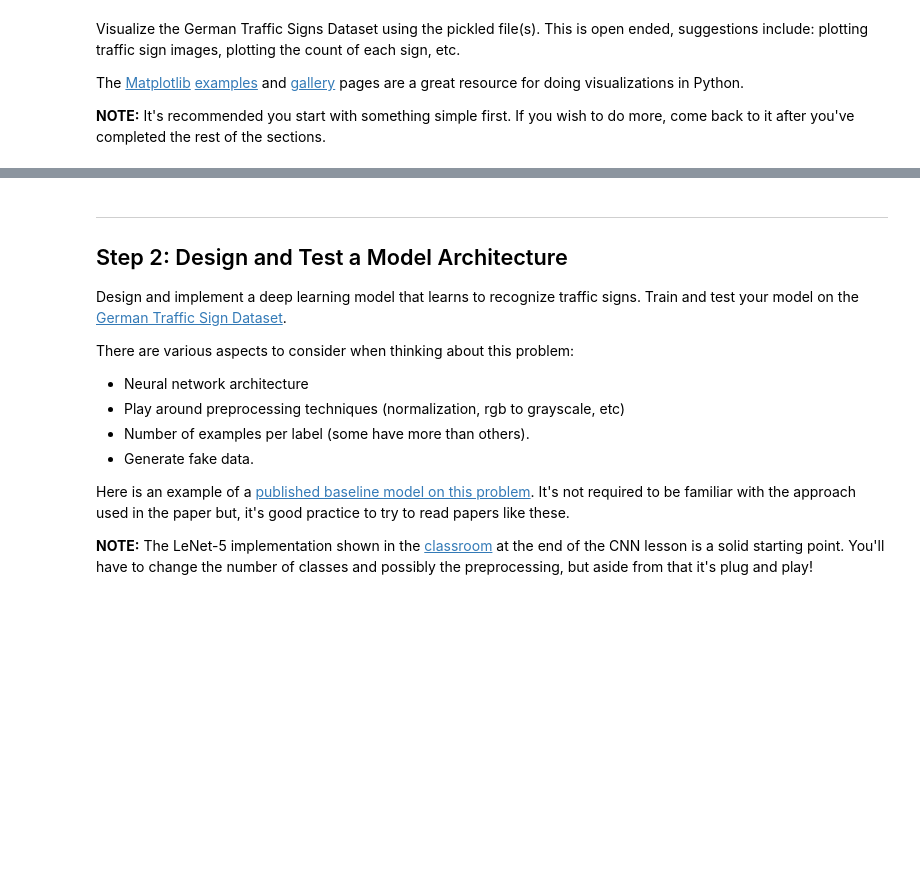
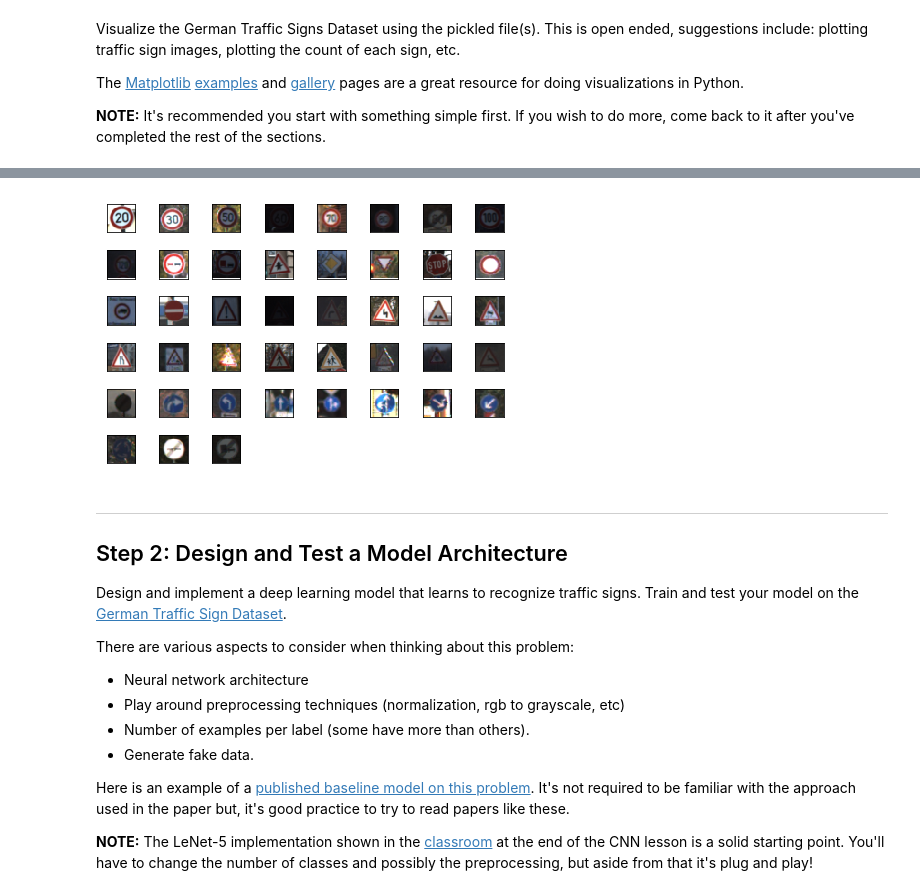
Before and after one commit to firefoxxy8/CarND-Traffic-Sign-Classifier-Project, a Jupyter notebook: Traffic_Sign_Classifier.ipynb, the cells around one changed output, grey strips where cells are left out. Saved outputs shown, nothing was run; the diff lists cells and outputs as text; code cells hidden in the pictures; blank space fills up the shorter version.

```diff
--- a/Traffic_Sign_Classifier.ipynb
+++ b/Traffic_Sign_Classifier.ipynb
@@ -106,3 +117,17 @@ print(y_train[index])
+# %%
+#show sign per class
+def show_signs(image_array, width, height):
+    fig = plt.figure()
+    for j in range(image_array.shape[0]):
+        ax = fig.add_subplot(height, width, j+1)
+        ax.imshow(image_array[j], cmap='gray')
+        plt.xticks(np.array([]))
+        plt.yticks(np.array([]))
+    plt.tight_layout()
+
+show_signs(show_images, 8, 6)
+# %% [output]
+[figure, added]
 # %% [markdown]
 ----
 
```
Also changed, not shown: parts of 11 cells of this notebook.
